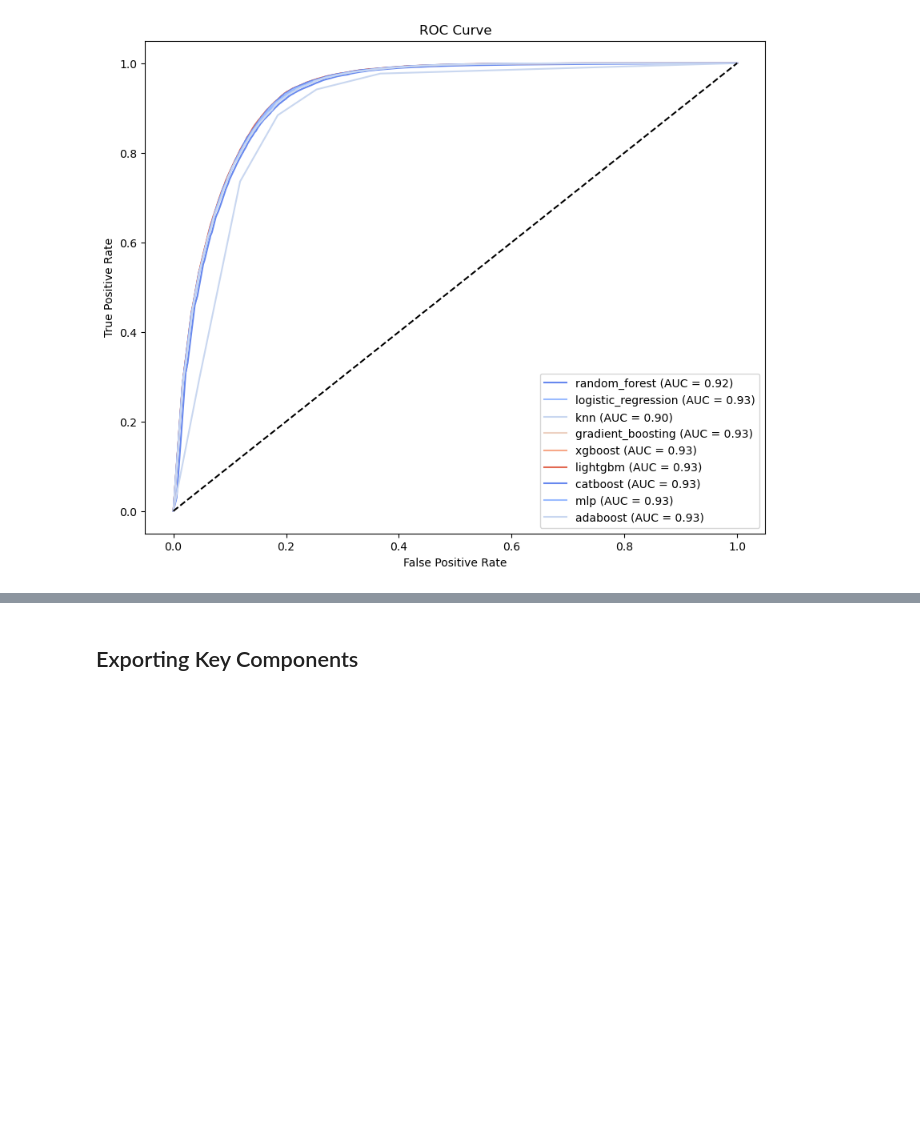
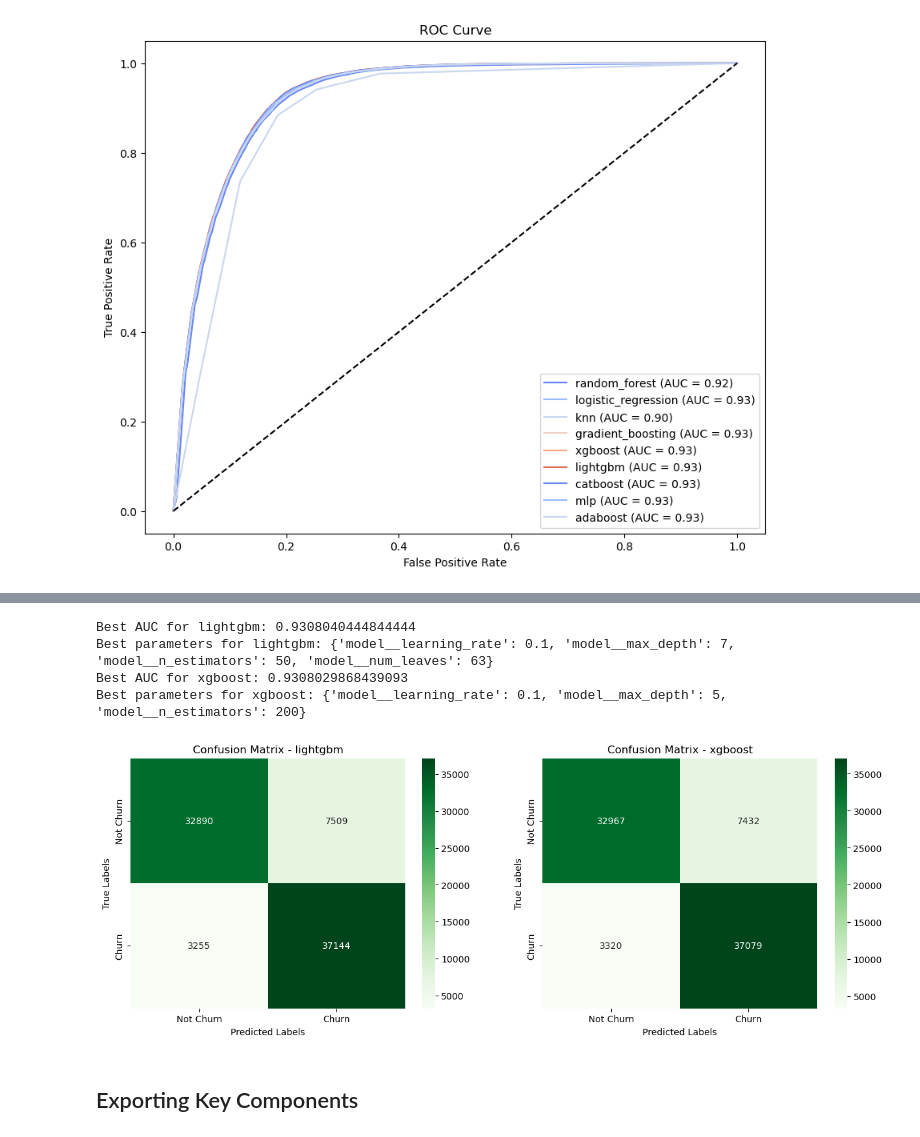
Before and after one commit to elishastanley/Customer-Churn-Prediction-Challenge-For-Azubian, a Jupyter notebook: Notebook/churn.ipynb, the cells around one changed output, grey strips where cells are left out. Drawn from its saved outputs; the diff is of its cells as text; code cells hidden in the pictures; blank space fills up the shorter version.

```diff
--- a/Notebook/churn.ipynb
+++ b/Notebook/churn.ipynb
@@ -719,0 +743,10 @@ plt.show()
+# %%
+tuned_grid_searches = {}
+
+for best_model_name, model in best_models.items():
+    pipeline = Pipeline(steps=[('model', model)])
+    tuned_grid_search = GridSearchCV(
+        pipeline, param_grid[best_model_name], cv=5, n_jobs=-1, scoring='roc_auc')
+
+    tuned_grid_search.fit(X_train, y_train)
+    tuned_grid_searches[best_model_name] = tuned_grid_search
@@ -720,2 +807,32 @@ plt.show()
+# %%
+for model_name, grid_search in tuned_grid_searches.items():
+    print(f"Best AUC for {model_name}: {grid_search.best_score_}")
+    print(f"Best parameters for {model_name}: {grid_search.best_params_}")
+# %% [output]
+Best AUC for lightgbm: 0.9308040444844444
+Best parameters for lightgbm: {'model__learning_rate': 0.1, 'model__max_depth': 7, 'model__n_estimators': 50, 'model__num_leaves': 63}
+Best AUC for xgboost: 0.9308029868439093
+Best parameters for xgboost: {'model__learning_rate': 0.1, 'model__max_depth': 5, 'model__n_estimators': 200}
+# %%
+def plot_confusion_matrices(tuned_df_scores, figsize=(15, 5), ncols=2):
+    nrows = int(np.ceil(len(tuned_df_scores) / ncols))
+    fig, axes = plt.subplots(nrows, ncols, figsize=figsize)
+
+    for i, (best_model_name, row) in enumerate(tuned_df_scores.iterrows()):
+        tuned_conf_matrix = row['confusion_matrix']
+        ax = axes.flat[i]
+        sns.heatmap(tuned_conf_matrix, annot=True, fmt="d", cmap='Greens',
+                    xticklabels=['Not Churn', 'Churn'], yticklabels=['Not Churn', 'Churn'], ax=ax)
+        ax.set_xlabel('Predicted Labels')
+        ax.set_ylabel('True Labels')
+        ax.set_title(f'Confusion Matrix - {best_model_name}')
+
+    if nrows > 1 and ncols > 1:
+        plt.tight_layout()
+    plt.show()
+
+plot_confusion_matrices(tuned_df_scores)
+# %% [output]
+[figure, added]
 # %% [markdown]
 ## Exporting Key Components
```
Also changed, not shown: parts of 14 cells of this notebook, 2 other files.
